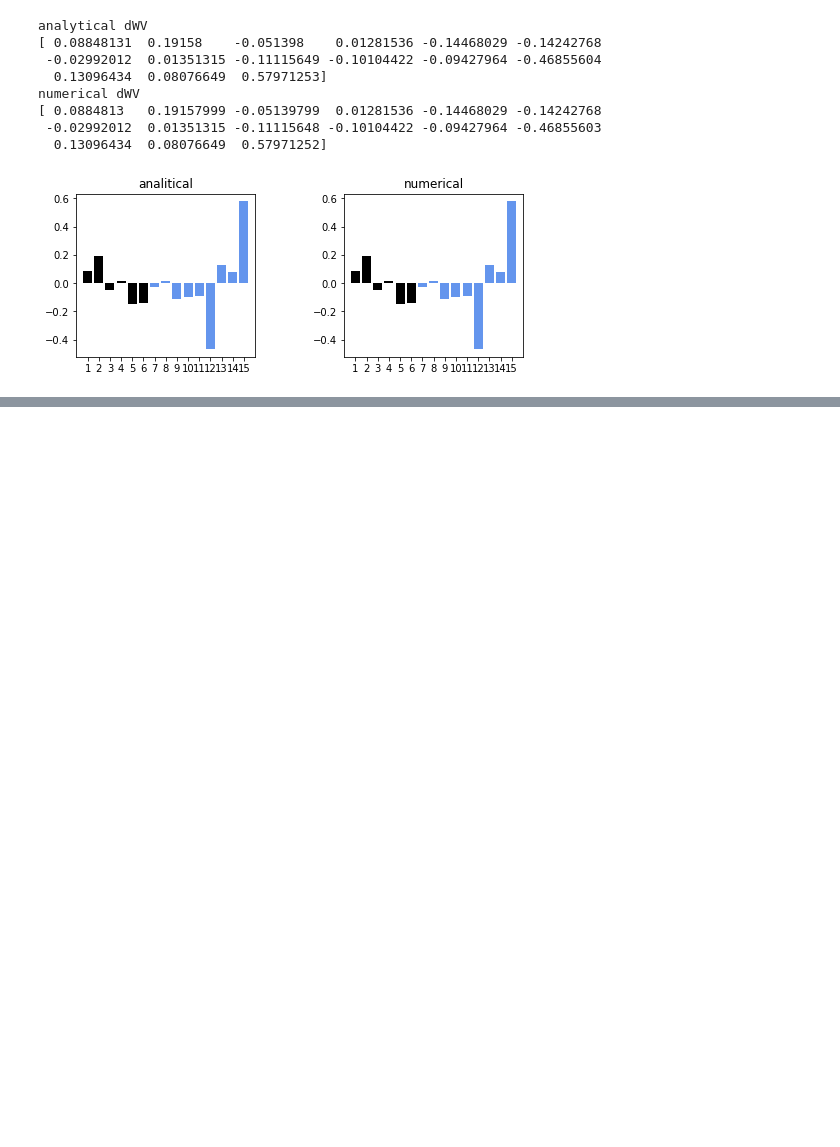
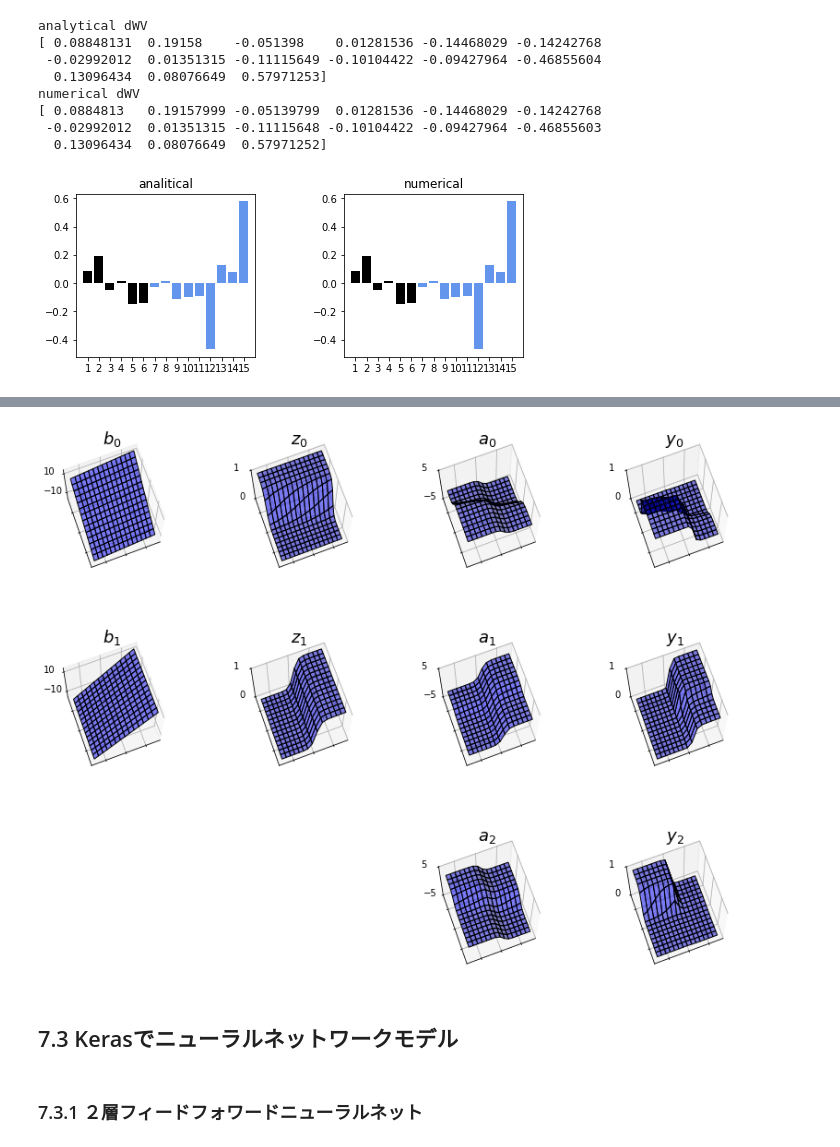
Before and after one commit to okmokm422/TIL, a Jupyter notebook: ML/New_ml/Chapter7 ニューラルネットワーク・ディープラーニング.ipynb, the cells around one changed output, grey strips where cells are left out. Drawn from its saved outputs; the diff is of its cells as text; code cells hidden in the pictures; blank space fills up the shorter version.

```diff
--- a/ML/New_ml/Chapter7 ニューラルネットワーク・ディープラーニング.ipynb
+++ b/ML/New_ml/Chapter7 ニューラルネットワーク・ディープラーニング.ipynb
@@ -387,0 +443,43 @@ numerical dWV
+# %%
+def show_activation3d(ax, v,  v_ticks, title_str):
+    f = v.copy()
+    f = f.reshape(xn, xn)
+    f = f.T
+    ax.plot_surface(xx0, xx1, f, color='blue', edgecolor='black', rstride=1, cstride=1, alpha=0.5)
+    ax.view_init(70, -110)
+    ax.set_xticklabels([])
+    ax.set_yticklabels([])
+    ax.set_zticks(v_ticks)
+    ax.set_title(title_str, fontsize=18)
+
+M = 2
+K = 3
+xn = 15 # 等高線表示の解像度
+x0 = np.linspace(X_range0[0], X_range0[1], xn)
+x1 = np.linspace(X_range1[0], X_range1[1], xn)
+xx0, xx1 = np.meshgrid(x0, x1)
+x = np.c_[np.reshape(xx0, (xn * xn, 1)), np.reshape(xx1, (xn * xn, 1))]
+y, a, z, b = FNN(WV, M, K, x)
+
+fig = plt.figure(1, figsize=(12, 9))
+plt.subplots_adjust(left=0.075, bottom= 0.05, right=0.95, top=0.95, wspace=0.4, hspace=0.4)
+
+for m in range(M):
+    ax = fig.add_subplot(3, 4, 1 + m * 4, projection='3d')
+    show_activation3d(ax, b[:, m], [-10, 10], '$b_{0:d}$'.format(m))
+    ax = fig.add_subplot(3, 4, 2 + m * 4, projection='3d')
+    show_activation3d(ax, z[:, m], [0, 1], '$z_{0:d}$'.format(m))
+
+for k in range(K):
+    ax = fig.add_subplot(3, 4, 3 + k * 4, projection='3d')
+    show_activation3d(ax, a[:, k], [-5, 5], '$a_{0:d}$'.format(k))
+    ax = fig.add_subplot(3, 4, 4 + k * 4, projection='3d')
+    show_activation3d(ax, y[:, k], [0, 1], '$y_{0:d}$'.format(k))
+
+plt.show()
+# %% [output]
+[figure, added]
+# %% [markdown]
+## 7.3 Kerasでニューラルネットワークモデル
+# %% [markdown]
+### 7.3.1 ２層フィードフォワードニューラルネット
```
Also changed, not shown: parts of 15 cells of this notebook.
